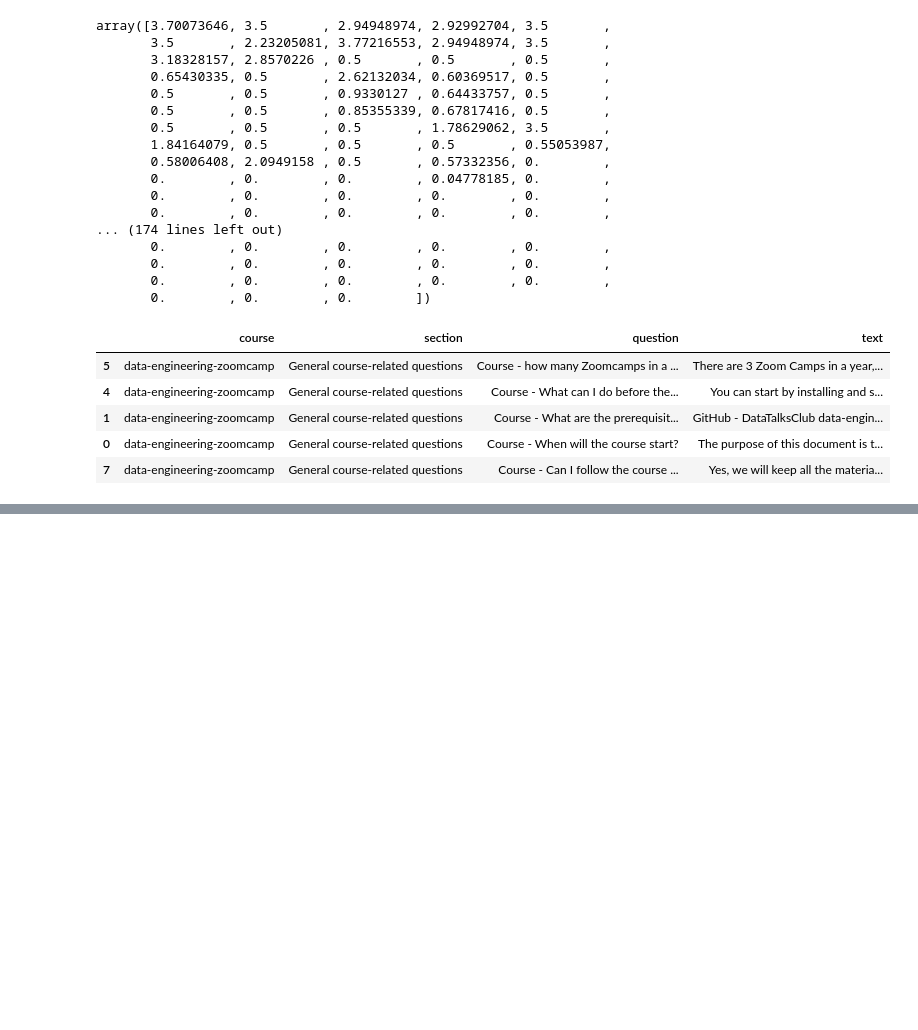
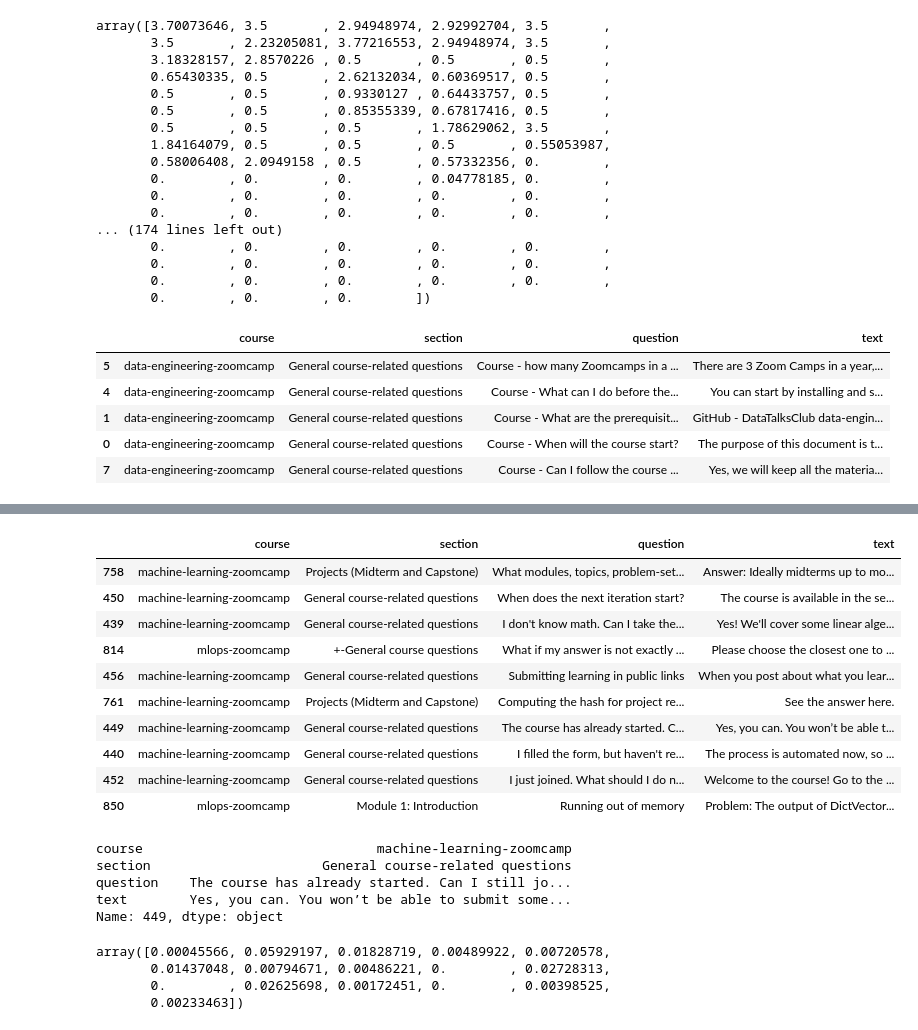
Before and after one commit to mcabrera2004/search-engine, a Jupyter notebook: search-engine.ipynb, the cells around one changed output, grey strips where cells are left out. Drawn from its saved outputs; the diff is of its cells as text; code cells hidden in the pictures; blank space fills up the shorter version.

```diff
--- a/search-engine.ipynb
+++ b/search-engine.ipynb
@@ -357,0 +388,10 @@ asd
+# %%
+from sklearn.decomposition import TruncatedSVD
+
+X = matrices['text']
+cv = vectorizers['text'] #transformers
+
+svd = TruncatedSVD(n_components=16)
+X_emb = svd.fit_transform(X)
+
+X_emb[0]
@@ -357,0 +403,5 @@ asd
+# %%
+query = 'I just singned up. Can I still join the course?'
+Q = cv.transform([query])
+Q_emb = svd.transform(Q)
+Q_emb[0]
@@ -357,0 +417,4 @@ asd
+# %%
+score = cosine_similarity(X_emb, Q_emb).flatten()
+idx = np.argsort(-score)[:10]
+list(df.loc[idx].text)
@@ -357,0 +432,33 @@ asd
+# %%
+df.loc[idx]
+# %% [output]
+|  | course | section | question | text |
+| 758 | machine-learning-zoomcamp | Projects (Midterm and Capstone) | What modules, topics, problem-set... | Answer: Ideally midterms up to mo... |
+| 450 | machine-learning-zoomcamp | General course-related questions | When does the next iteration start? | The course is available in the se... |
+| 439 | machine-learning-zoomcamp | General course-related questions | I don't know math. Can I take the... | Yes! We'll cover some linear alge... |
+| 814 | mlops-zoomcamp | +-General course questions | What if my answer is not exactly ... | Please choose the closest one to ... |
+| 456 | machine-learning-zoomcamp | General course-related questions | Submitting learning in public links | When you post about what you lear... |
+| 761 | machine-learning-zoomcamp | Projects (Midterm and Capstone) | Computing the hash for project re... | See the answer here. |
+| 449 | machine-learning-zoomcamp | General course-related questions | The course has already started. C... | Yes, you can. You won’t be able t... |
+| 440 | machine-learning-zoomcamp | General course-related questions | I filled the form, but haven't re... | The process is automated now, so ... |
+| 452 | machine-learning-zoomcamp | General course-related questions | I just joined. What should I do n... | Welcome to the course! Go to the ... |
+| 850 | mlops-zoomcamp | Module 1: Introduction | Running out of memory | Problem: The output of DictVector... |
+# %%
+df.loc[449]
+# %% [output]
+course                              machine-learning-zoomcamp
+section                      General course-related questions
+question    The course has already started. Can I still jo...
+text        Yes, you can. You won’t be able to submit some...
+Name: 449, dtype: object
+# %%
+from sklearn.decomposition import NMF
+
+nmf = NMF(n_components=16)
+X_emb = nmf.fit_transform(X)
+X_emb[0]
+# %% [output]
+array([0.00045566, 0.05929197, 0.01828719, 0.00489922, 0.00720578,
+       0.01437048, 0.00794671, 0.00486221, 0.        , 0.02728313,
+       0.        , 0.02625698, 0.00172451, 0.        , 0.00398525,
+       0.00233463])
```
Also changed, not shown: parts of 14 cells of this notebook, 1 other file.
